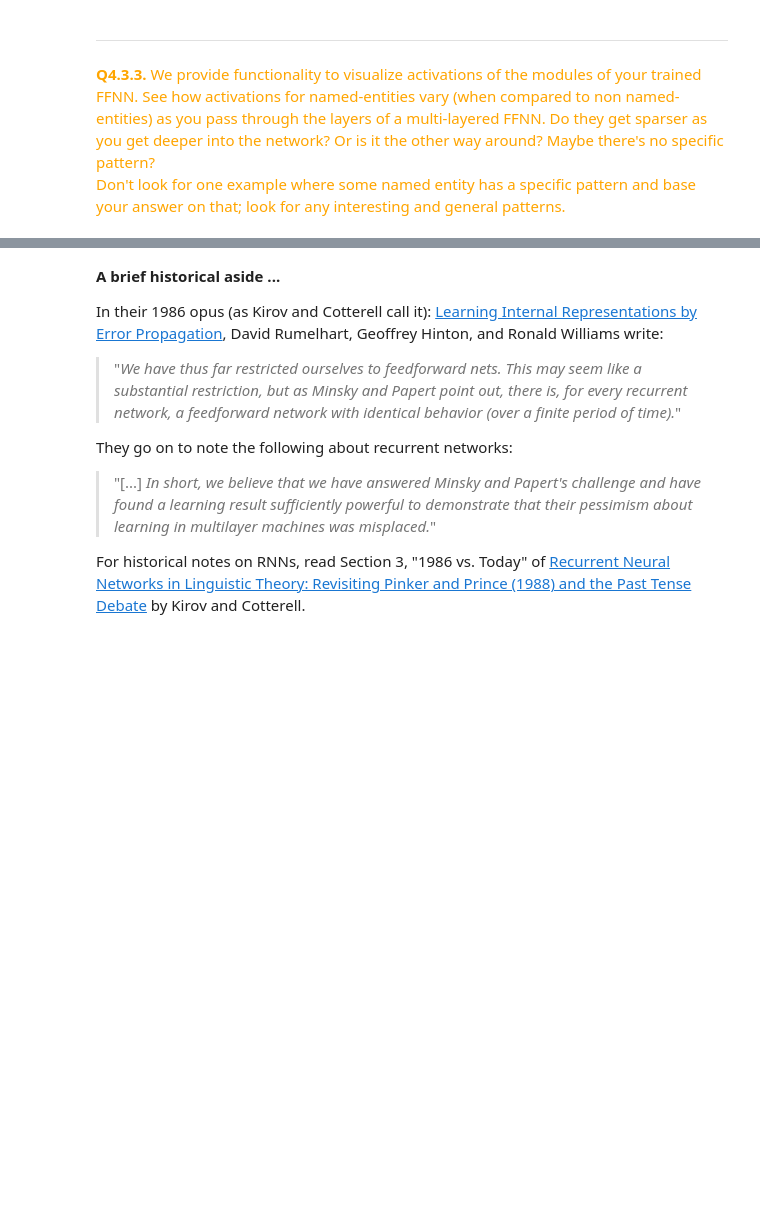
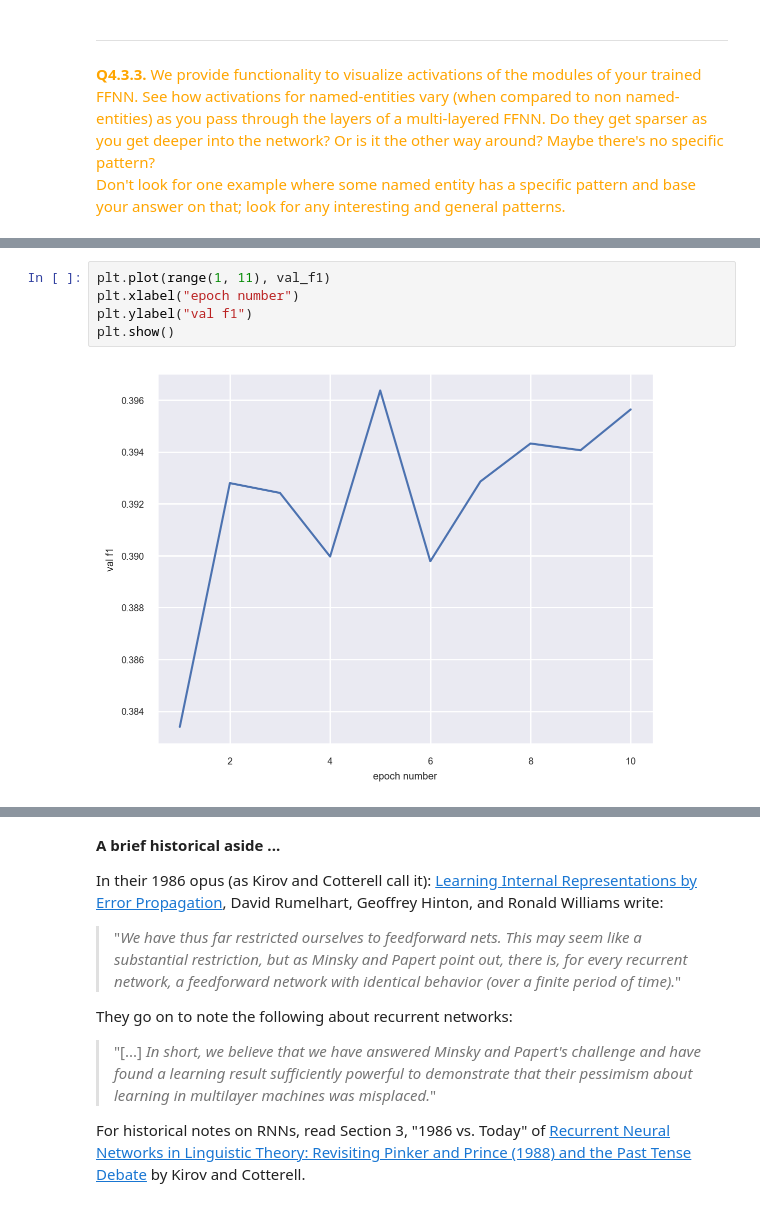
Before and after one commit to chadyu9/cs-4740, a Jupyter notebook: HW 2/notebooks/hw2.ipynb, the cells around one changed output, grey strips where cells are left out. Drawn from its saved outputs; the diff is of its cells as text; blank space fills up the shorter version.

```diff
--- a/HW 2/notebooks/hw2.ipynb
+++ b/HW 2/notebooks/hw2.ipynb
@@ -1060,3 +1118,10 @@ The activations for named-entities seem to get denser as you get deeper into the
+# %%
+plt.plot(range(1, 11), val_f1)
+plt.xlabel("epoch number")
+plt.ylabel("val f1")
+plt.show()
+# %% [output]
+[figure, added]
 # %% [markdown]
 ---
 <a name="sec5"></a>
```
Also changed, not shown: parts of 28 cells of this notebook, 1 other file.
